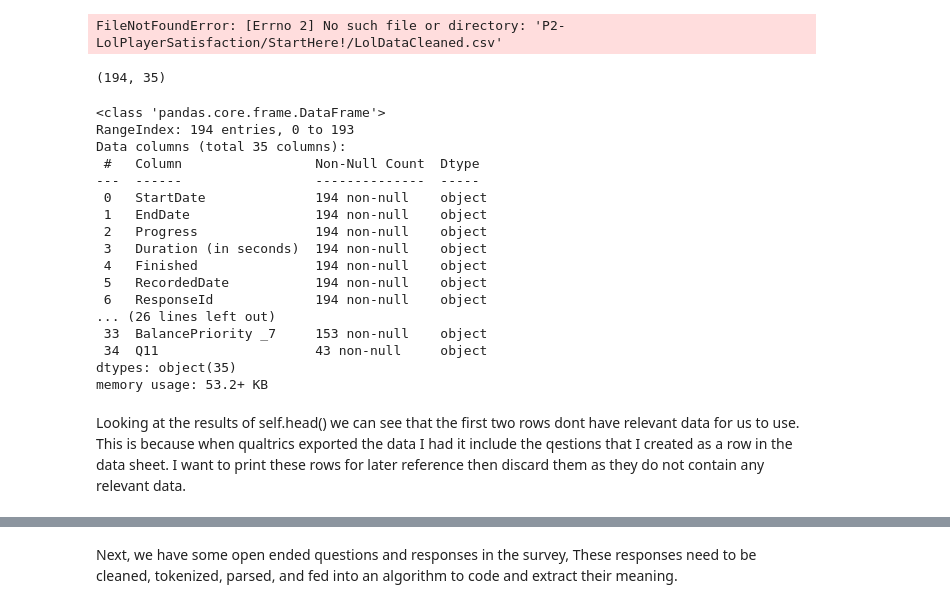
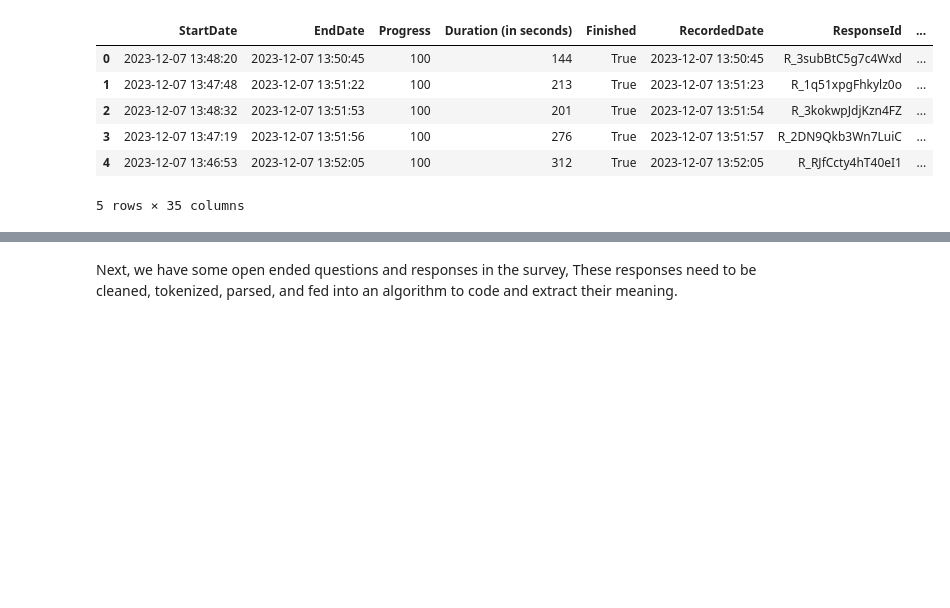
Before and after one commit to PrelaunchZeus2/P2-LoLPlayerSatisfaction, a Jupyter notebook: MainProject/PlayerSatStats.ipynb, the cells around one changed output, grey strips where cells are left out. Saved outputs shown, nothing was run; the diff lists cells and outputs as text; code cells hidden in the pictures; blank space fills up the shorter version.

```diff
--- a/MainProject/PlayerSatStats.ipynb
+++ b/MainProject/PlayerSatStats.ipynb
@@ -9,31 +10,11 @@ import numpy as np
 # %%
-PSS = pd.DataFrame(pd.read_csv('P2-LolPlayerSatisfaction/StartHere!/LolDataCleaned.csv'))
+PSS = pd.DataFrame(pd.read_csv(r'../LolDataCleaned.csv'))
 PSS.head()
 # %% [output]
+|  | StartDate | EndDate | Progress | Duration (in seconds) | Finished | RecordedDate | ResponseId | ... |
+| 0 | 2023-12-07 13:48:20 | 2023-12-07 13:50:45 | 100 | 144 | True | 2023-12-07 13:50:45 | R_3subBtC5g7c4Wxd | ... |
+| 1 | 2023-12-07 13:47:48 | 2023-12-07 13:51:22 | 100 | 213 | True | 2023-12-07 13:51:23 | R_1q51xpgFhkylz0o | ... |
+| 2 | 2023-12-07 13:48:32 | 2023-12-07 13:51:53 | 100 | 201 | True | 2023-12-07 13:51:54 | R_3kokwpJdjKzn4FZ | ... |
+| 3 | 2023-12-07 13:47:19 | 2023-12-07 13:51:56 | 100 | 276 | True | 2023-12-07 13:51:57 | R_2DN9Qkb3Wn7LuiC | ... |
+| 4 | 2023-12-07 13:46:53 | 2023-12-07 13:52:05 | 100 | 312 | True | 2023-12-07 13:52:05 | R_RJfCcty4hT40eI1 | ... |
-FileNotFoundError: [Errno 2] No such file or directory: 'P2-LolPlayerSatisfaction/StartHere!/LolDataCleaned.csv'
+5 rows × 35 columns
-# %%
-PSS.shape
-# %% [output]
-(194, 35)
-# %%
-PSS.info()
-# %% [output]
-<class 'pandas.core.frame.DataFrame'>
-RangeIndex: 194 entries, 0 to 193
-Data columns (total 35 columns):
- #   Column                 Non-Null Count  Dtype
----  ------                 --------------  -----
- 0   StartDate              194 non-null    object
- 1   EndDate                194 non-null    object
- 2   Progress               194 non-null    object
- 3   Duration (in seconds)  194 non-null    object
- 4   Finished               194 non-null    object
- 5   RecordedDate           194 non-null    object
- 6   ResponseId             194 non-null    object
-... (26 lines left out)
- 33  BalancePriority _7     153 non-null    object
- 34  Q11                    43 non-null     object
-dtypes: object(35)
-memory usage: 53.2+ KB
-# %% [markdown]
-Looking at the results of self.head() we can see that the first two rows dont have relevant data for us to use. This is because when qualtrics exported the data I had it include the qestions that I created as a row in the data sheet. I want to print these rows for later reference then discard them as they do not contain any relevant data.
```
Also changed, not shown: parts of 12 cells of this notebook, 2 other files.
